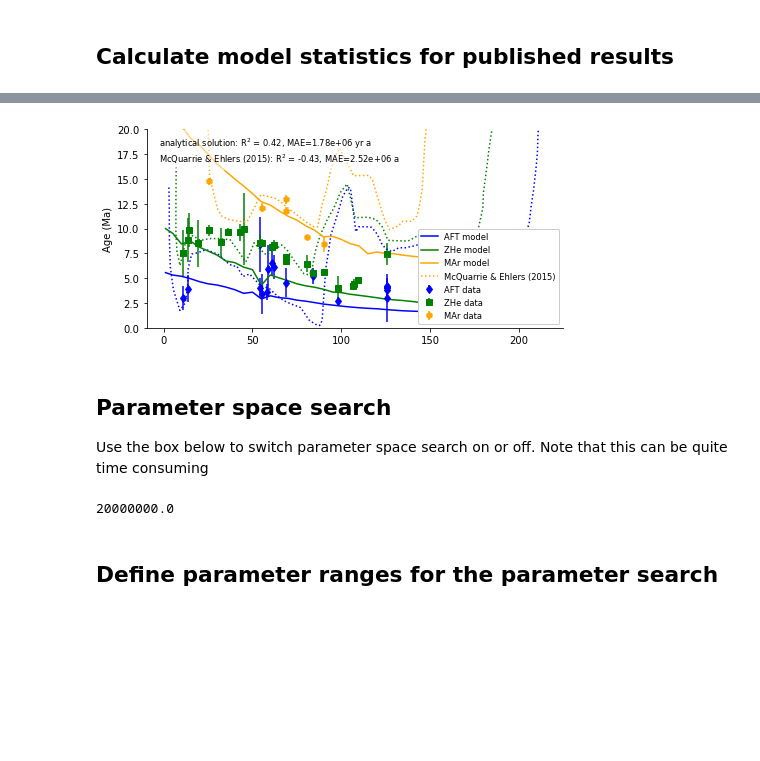
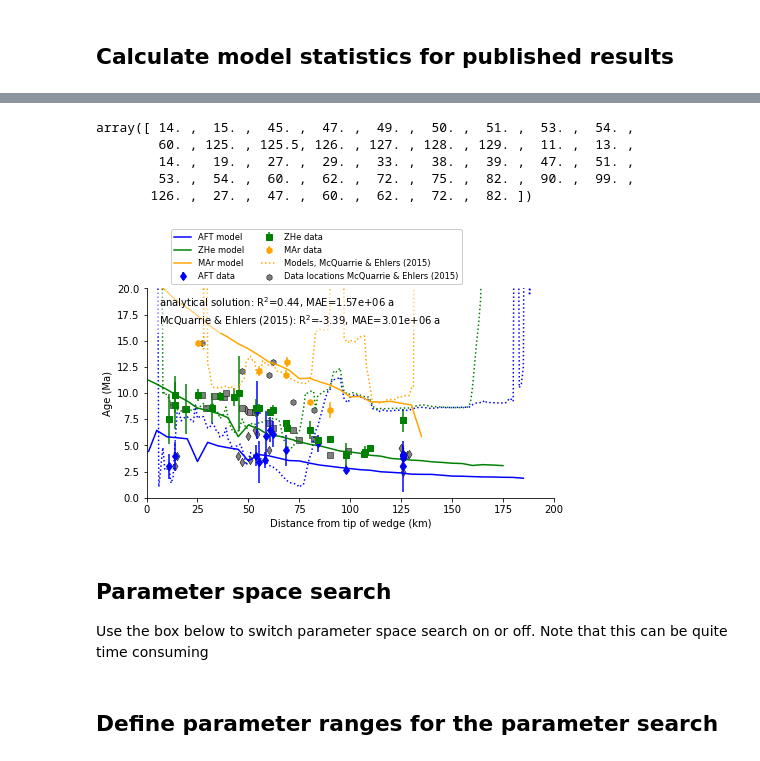
Before and after one commit to ElcoLuijendijk/wedgex, a Jupyter notebook: wedgex.ipynb, the cells around one changed output, grey strips where cells are left out. Cells and saved outputs as stored; diff of their text form; code cells hidden in the pictures; blank space fills up the shorter version.

Commit message:
updated comparison with mcquarrie 2015 data. updated calibration nb

```diff
--- a/wedgex.ipynb
+++ b/wedgex.ipynb
@@ -518,7 +524,7 @@ if thermal_history_model == 'numerical':
 
     #ind = (xTm/1e3 >= xlim[0].value) & (xTm/1e3 <= xlim[1].value) & (yTm/1e3 >= ylim[0].value) & (yTm/1e3 <= ylim[1].value)
 
-    sci = ax.contourf(xTm / 1e3, yTm / 1e3, Tm, cmap=cmap_heat, vmin=-25, vmax=500, levels=np.arange(-50, 700, 50))
+    sci = ax.contourf(xTm / 1e3, yTm / 1e3, Tm, cmap=cmap_heat, vmin=-25, vmax=600, levels=np.arange(-50, 700, 50))
     #sci = ax.pcolormesh(xTm / 1e3, yTm / 1e3, Tm, cmap=cmap_heat)
 
     #cb = fig.colorbar(sci, ax=ax, shrink=0.45, location='top', anchor=[0.0, 1.0])
@@ -578,6 +584,9 @@ if thermal_history_model == 'numerical':
         ax2.plot(zgt, dgt, label=f"{t1 / 1e3 :0.0f} km", color=c)
         ax.plot([t1 / 1e3, t1 / 1e3], [t1 / 1e3 * alpha, ygt[ind2].min()], lw=3.0, color=c)
 
+        ind10 = (dgt < 10) & (np.isnan(zgt)==False)
+        gt10 = (zgt[ind10].max() -zgt[ind10].min() ) / (dgt[ind10].max() - dgt[ind10].min())
+        print(f"gradient in upper 10 km = {gt10}")
     ax2.legend()
 
     #####################
@@ -996,0 +991,5 @@ dist_corr_factor = 1.13
+# %%
+# published results
+fnp = "data/thermochron_data_mcquarrie2015.csv"
+
+dfp = pd.read_csv(fnp)
@@ -1043,8 +1109,25 @@ model fit published models for first 80 km: R2 = 0.56, MAE = 1.40e+00 a
+# %%
+d_pub
+# %% [output]
+array([ 14. ,  15. ,  45. ,  47. ,  49. ,  50. ,  51. ,  53. ,  54. ,
+        60. , 125. , 125.5, 126. , 127. , 128. , 129. ,  11. ,  13. ,
+        14. ,  19. ,  27. ,  29. ,  33. ,  38. ,  39. ,  47. ,  51. ,
+        53. ,  54. ,  60. ,  62. ,  72. ,  75. ,  82. ,  90. ,  99. ,
+       126. ,  27. ,  47. ,  60. ,  62. ,  72. ,  82. ])
 # %%
+#meas_age_cols = ["data_AFT", "data_Zhe", "data_ArAr"]
+#model_age_cols = ["AFT_model", "Zhe_model", "Ar_Ar_model"]
+
+# dict to find corresponding data/models for published data
+thc_dict = {"AFT": {"data_col": "data_AFT", "model_col": "AFT_model"},
+            "ZHe": {"data_col": "data_Zhe", "model_col": "Zhe_model"},
+            "MAr": {"data_col": "data_ArAr", "model_col": "Ar_Ar_model"}}
+
+
 legs = []
 labels = []
 
-fig, ax = pl.subplots(1, 1, figsize=(fig_width, fig_width /2.0))
+fig, ax = pl.subplots(1, 1, figsize=(fig_width, fig_width /1.5))
 
 #############################
 # panel with thermochron ages
@@ -1056,19 +1139,18 @@ for i, thc, c in zip(itertools.count(), thermochron_systems,  thermochron_colors
         legs.append(lt)
         labels.append('%s model' % thc)
 
-        if thc in thermochron_syst_published:
-            j = thermochron_syst_published.index(thc)
+        if thc in thc_dict.keys():
 
-            dft = dfts[j]
-            x = (dft['x'] - distance_correction) * dist_corr_factor
-            age = dft['y']
+            x = dfp["X"]
+            age = dfp[thc_dict[thc]["model_col"]]
+
+            #j = thermochron_syst_published.index(thc)
+
+            #dft = dfts[j]
+            #x = (dft['x'] - distance_correction) * dist_corr_factor
+            #age = dft['y']
 
             lp, = ax.plot(x, age, color=c, ls=':')
-
-if lp is not None:
-    legs.append(lp)
-    labels.append('McQuarrie & Ehlers (2015)')
-
 
 for thc, m, c in zip(thermochron_systems_plot, thermochron_markers, thermochron_colors):
 
@@ -1078,46 +1160,58 @@ for thc, m, c in zip(thermochron_systems_plot, thermochron_markers, thermochron_
         #axs[0].scatter(df.loc[ix, distance_column] / 1e3, df.loc[ix, 'age'],
         # label='%s data' % thc, color=c, marker=m)
 
+        c2 = thc_dict[thc]["data_col"]
+        ind2 = dfps["thermochron_system"] == c2
+        x2 = dfps.loc[ind2, "distance"].values
+        z2 = dfps.loc[ind2, "measured_age"].values
+        sc2 = ax.scatter(x2, z2, color="gray", marker=m, edgecolor='black', lw=0.5)
+
         x = df.loc[ix, distance_column] / 1e3
         z = df.loc[ix, 'age']
         ze = df.loc[ix, 'age_error_1s'] * 2
         sc = ax.errorbar(x, z, yerr=ze, ls='None', color=c, marker=m)
         legs.append(sc)
         labels.append('%s data' % thc)
 
+if lp is not None:
+    legs.append(lp)
+    labels.append('Models, McQuarrie & Ehlers (2015)')
+
+
+legs.append(sc2)
+labels.append("Data locations McQuarrie & Ehlers (2015)")
 #
 if log_scale_ages is True:
     ax.set_yscale('log')
 else:
     ax.set_ylim(0, max_age_fig.value / 1e6)
+
+ax.set_xlim(0, 200)
 ax.set_ylabel('Age (Ma)')
+ax.set_xlabel('Distance from tip of wedge (km)')
 
-tekst = rf'analytical solution: $R^2$ = {R2:0.2f}, MAE={MAE:0.2e} a'
+tekst = rf'analytical solution: $R^2$={R2:0.2f}, MAE={MAE.value:0.2e} a'
 tekst += '\n'
-tekst += rf'McQuarrie & Ehlers (2015): $R^2$ = {R2_pub:0.2f}, MAE={MAE_pub:0.2e} a'
+tekst += rf'McQuarrie & Ehlers (2015): $R^2$={R2_pub:0.2f}, MAE={MAE_pub:0.2e} a'
 txt = ax.text(0.03, 0.97, tekst, transform=ax.transAxes,
-                  ha='left', va='top', fontsize='small')
+                  ha='left', va='top', fontsize='medium')
 txt.set_bbox(dict(facecolor='white', alpha=0.5, color='white'))
 
 ax.spines['top'].set_visible(False)
 ax.spines['right'].set_visible(False)
 
-ax.legend(legs, labels, fontsize=fs, loc='lower right', facecolor='white', framealpha=1)
+ax.legend(legs, labels, fontsize=fs, facecolor='white', framealpha=1, bbox_to_anchor=(0.05, 1), loc='lower left', ncol=2)
 
 fig.tight_layout()
 
 fig.savefig('fig/comparison_mcquarrie2015.pdf')
 fig.savefig('fig/comparison_mcquarrie2015.png')
 # %% [output]
-[figure, old version]
+[figure, new version]
 # %% [markdown]
 ## Parameter space search
 
 Use the box below to switch parameter space search on or off. Note that this can be quite time consuming
-# %%
-max_age_fig.value
-# %% [output]
-20000000.0
 # %% [markdown]
 ## Define parameter ranges for the parameter search
 # %%
```
Also changed, not shown: parts of 13 cells of this notebook, 11 other files.
